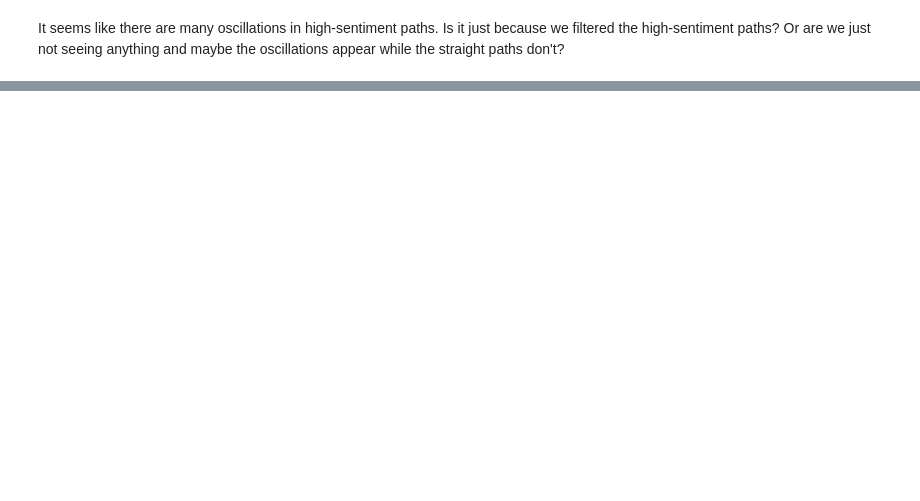
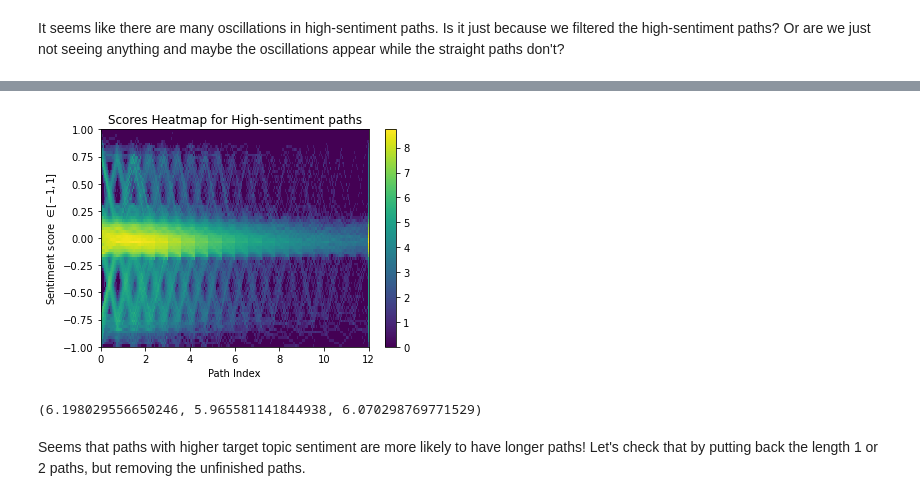
Before and after one commit to epfl-ada/ada-2023-project-statsquad3, a Jupyter notebook: Neutral articles.ipynb, the cells around one changed output, grey strips where cells are left out. Saved outputs shown, nothing was run; the diff lists cells and outputs as text; code cells hidden in the pictures; blank space fills up the shorter version.

```diff
--- a/Neutral articles.ipynb
+++ b/Neutral articles.ipynb
@@ -92,0 +179,10 @@ It seems like there are many oscillations in high-sentiment paths. Is it just be
+# %%
+path_heatmap(df_neutral)
+# %% [output]
+[figure, added]
+# %%
+df_positive["Path_length"].mean(), df_neutral["Path_length"].mean(), df_negative["Path_length"].mean()
+# %% [output]
+(6.198029556650246, 5.965581141844938, 6.070298769771529)
+# %% [markdown]
+Seems that paths with higher target topic sentiment are more likely to have longer paths! Let's check that by putting back the length 1 or 2 paths, but removing the unfinished paths.
```
Also changed, not shown: parts of 23 cells of this notebook, 1 other file.
